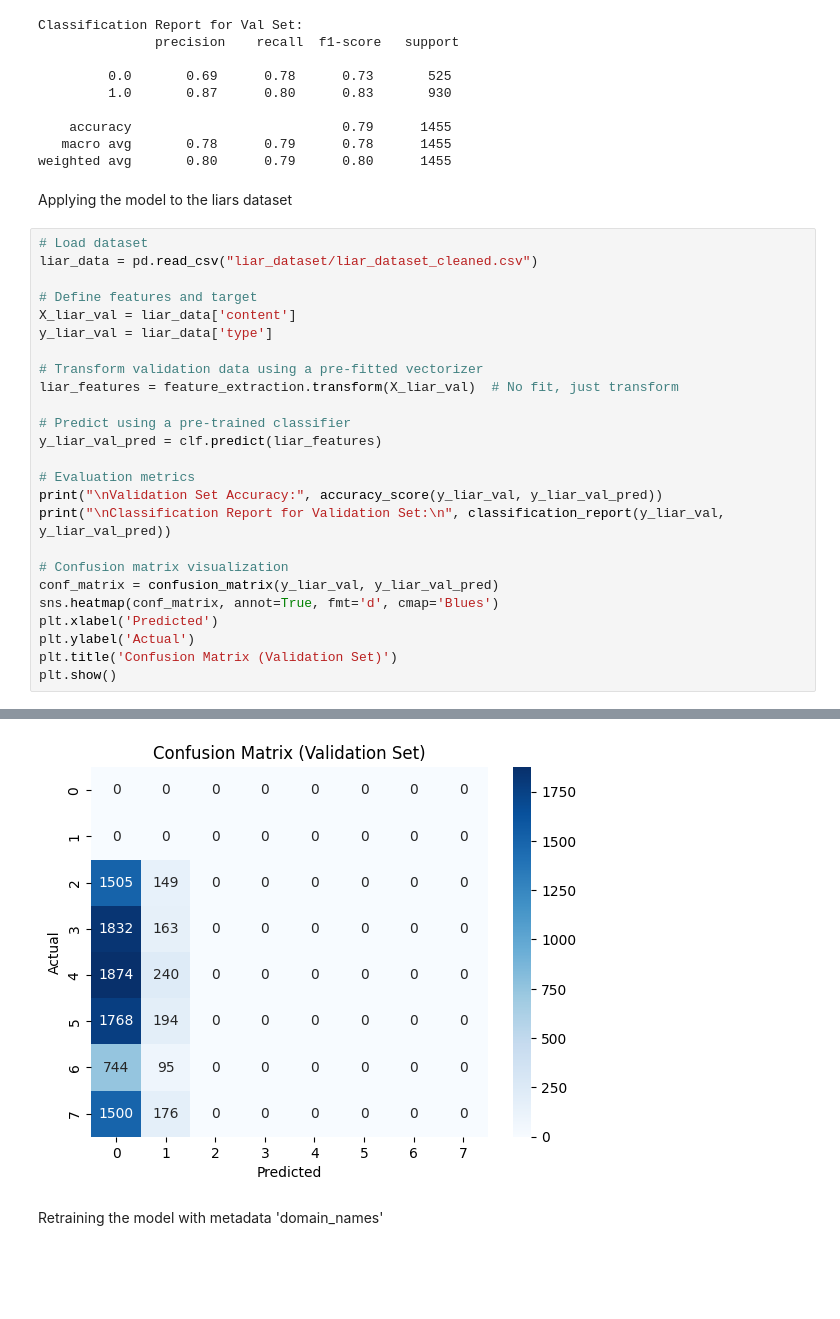
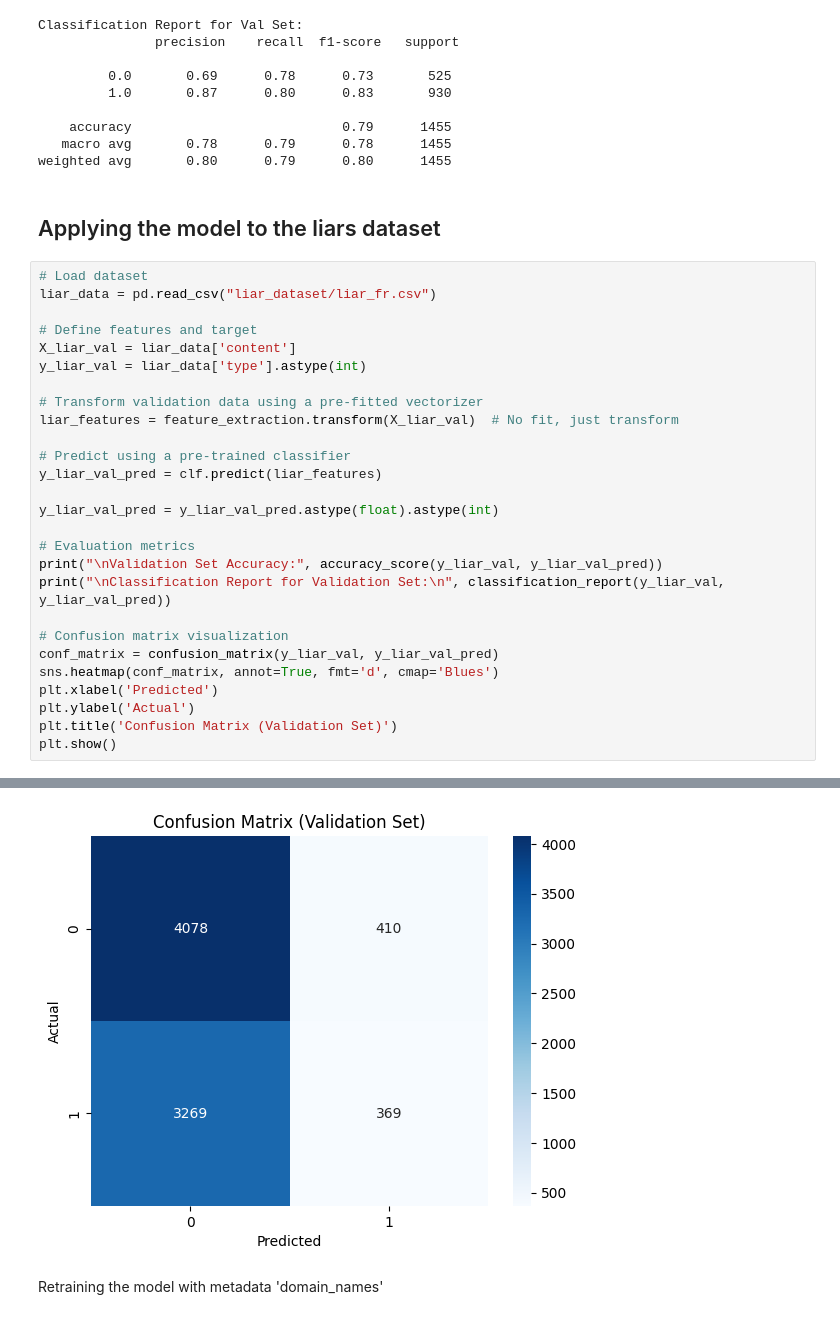
Before and after one commit to P1N60/gdsProjekt, a Jupyter notebook: model_trainer.ipynb, the cells around one changed output, grey strips where cells are left out. Cells and saved outputs as stored; diff of their text form; blank space fills up the shorter version.

```diff
--- a/model_trainer.ipynb
+++ b/model_trainer.ipynb
@@ -155,20 +157,22 @@ Classification Report for Val Set:
    macro avg       0.78      0.79      0.78      1455
 weighted avg       0.80      0.79      0.80      1455
 # %% [markdown]
-Applying the model to the liars dataset
+## Applying the model to the liars dataset
 # %%
 # Load dataset
-liar_data = pd.read_csv("liar_dataset/liar_dataset_cleaned.csv")
+liar_data = pd.read_csv("liar_dataset/liar_fr.csv")
 
 # Define features and target
 X_liar_val = liar_data['content']
-y_liar_val = liar_data['type']
+y_liar_val = liar_data['type'].astype(int)
 
 # Transform validation data using a pre-fitted vectorizer
 liar_features = feature_extraction.transform(X_liar_val)  # No fit, just transform
 
 # Predict using a pre-trained classifier
 y_liar_val_pred = clf.predict(liar_features)
+
+y_liar_val_pred = y_liar_val_pred.astype(float).astype(int)
 
 # Evaluation metrics
 print("\nValidation Set Accuracy:", accuracy_score(y_liar_val, y_liar_val_pred))
@@ -202,4 +200,4 @@ weighted avg       0.00      0.00      0.00   10240.0
-[figure, old version]
+[figure, new version]
 # %% [markdown]
 Retraining the model with metadata 'domain_names'
 # %%
```
Also changed, not shown: parts of 12 cells of this notebook, 5 other files.
